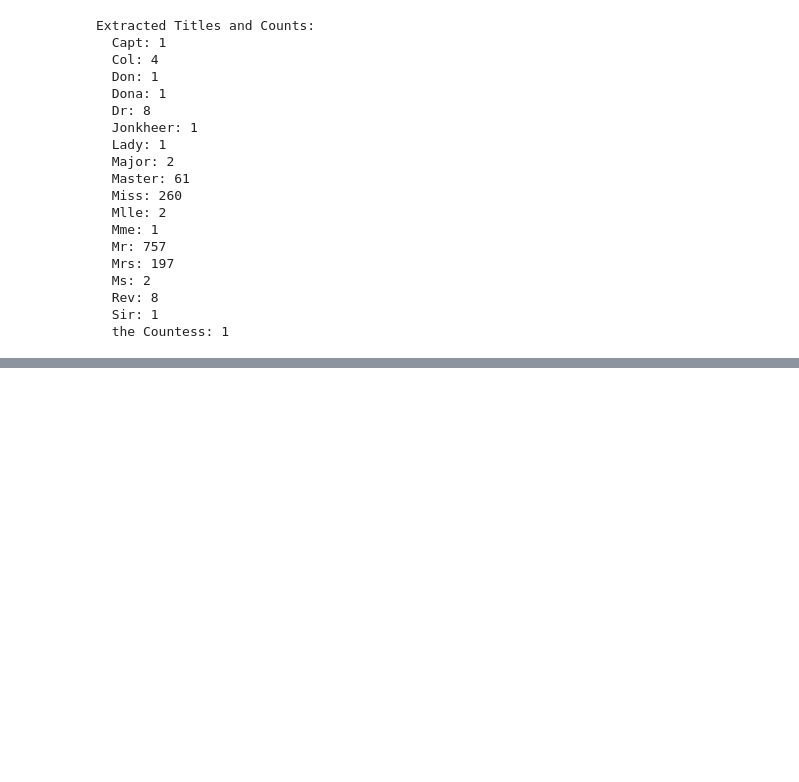
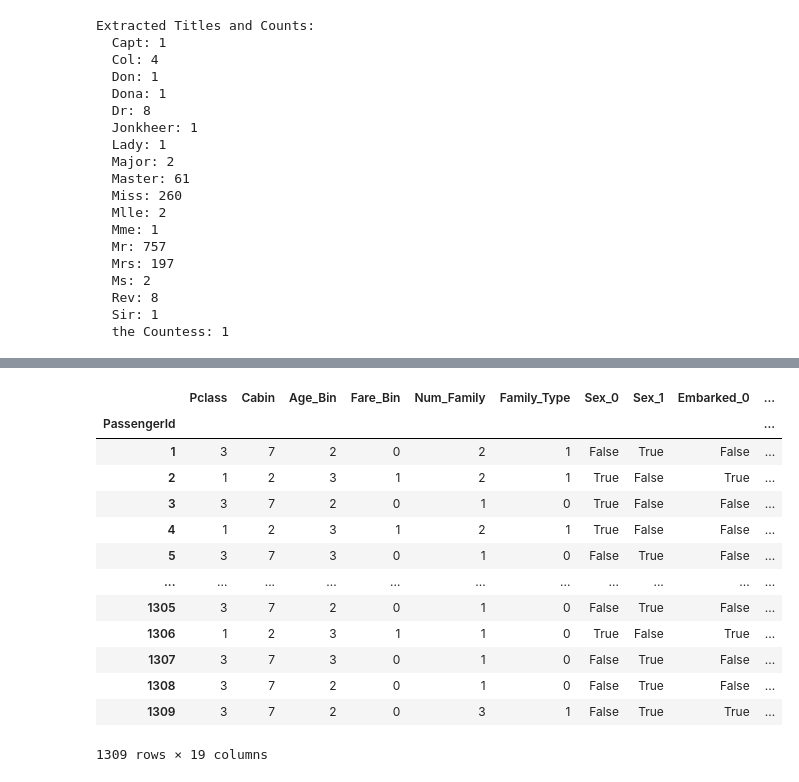
Before and after one commit to AlbertBechar/titanic-problem, a Jupyter notebook: titanic_final.ipynb, the cells around one changed output, grey strips where cells are left out. Saved outputs shown, nothing was run; the diff lists cells and outputs as text; code cells hidden in the pictures; blank space fills up the shorter version.

```diff
--- a/titanic.ipynb
+++ b/titanic_final.ipynb
@@ -409,0 +431,4 @@ display(combined_pd.head())
+# %%
+# Set PassengerId as index
+combined_pd.set_index('PassengerId', inplace=True)
+display(combined_pd.head())
@@ -409,0 +446,13 @@ display(combined_pd.head())
+# %%
+# Copy dataframe and encode categorical strings into numeric labels
+label_enc = combined_pd.copy()
+
+# Encode only real text columns, numeric columns keep their true values
+for col in ['Sex', 'Cabin', 'Embarked', 'Title']:
+    label_enc[col] = LabelEncoder().fit_transform(label_enc[col])
+
+# Binned columns are categories already; .cat.codes keeps their correct order
+for col in ['Age_Bin', 'Fare_Bin', 'Family_Type']:
+    label_enc[col] = label_enc[col].cat.codes
+
+display(label_enc)
@@ -409,0 +477,22 @@ display(combined_pd.head())
+# %%
+# Create explicit binary indicator columns for nominal features
+one_hot = label_enc.copy()
+
+one_hot = pd.get_dummies(one_hot, columns=['Sex', 'Embarked', 'Title'])
+
+display(one_hot)
+# %% [output]
+|  | Pclass | Cabin | Age_Bin | Fare_Bin | Num_Family | Family_Type | Sex_0 | Sex_1 | Embarked_0 | ... |
+| PassengerId |  |  |  |  |  |  |  |  |  | ... |
+| 1 | 3 | 7 | 2 | 0 | 2 | 1 | False | True | False | ... |
+| 2 | 1 | 2 | 3 | 1 | 2 | 1 | True | False | True | ... |
+| 3 | 3 | 7 | 2 | 0 | 1 | 0 | True | False | False | ... |
+| 4 | 1 | 2 | 3 | 1 | 2 | 1 | True | False | False | ... |
+| 5 | 3 | 7 | 3 | 0 | 1 | 0 | False | True | False | ... |
+| ... | ... | ... | ... | ... | ... | ... | ... | ... | ... | ... |
+| 1305 | 3 | 7 | 2 | 0 | 1 | 0 | False | True | False | ... |
+| 1306 | 1 | 2 | 3 | 1 | 1 | 0 | True | False | True | ... |
+| 1307 | 3 | 7 | 3 | 0 | 1 | 0 | False | True | False | ... |
+| 1308 | 3 | 7 | 2 | 0 | 1 | 0 | False | True | False | ... |
+| 1309 | 3 | 7 | 2 | 0 | 3 | 1 | False | True | True | ... |
+1309 rows × 19 columns
```
Also changed, not shown: parts of 39 cells of this notebook, 4 other files.
